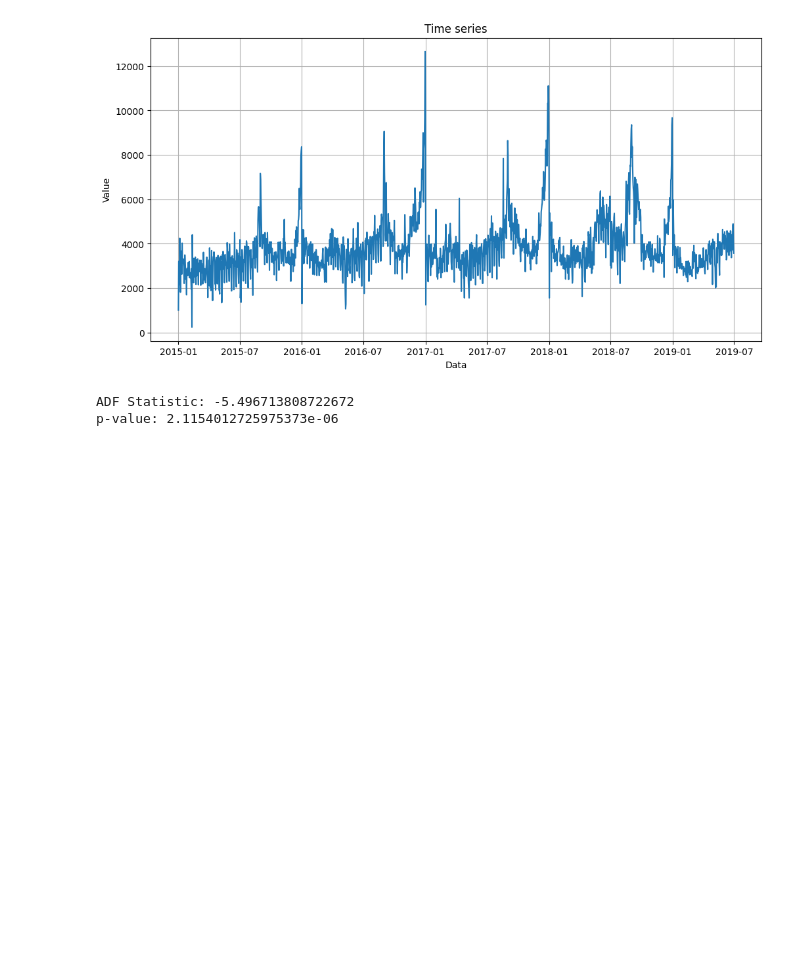
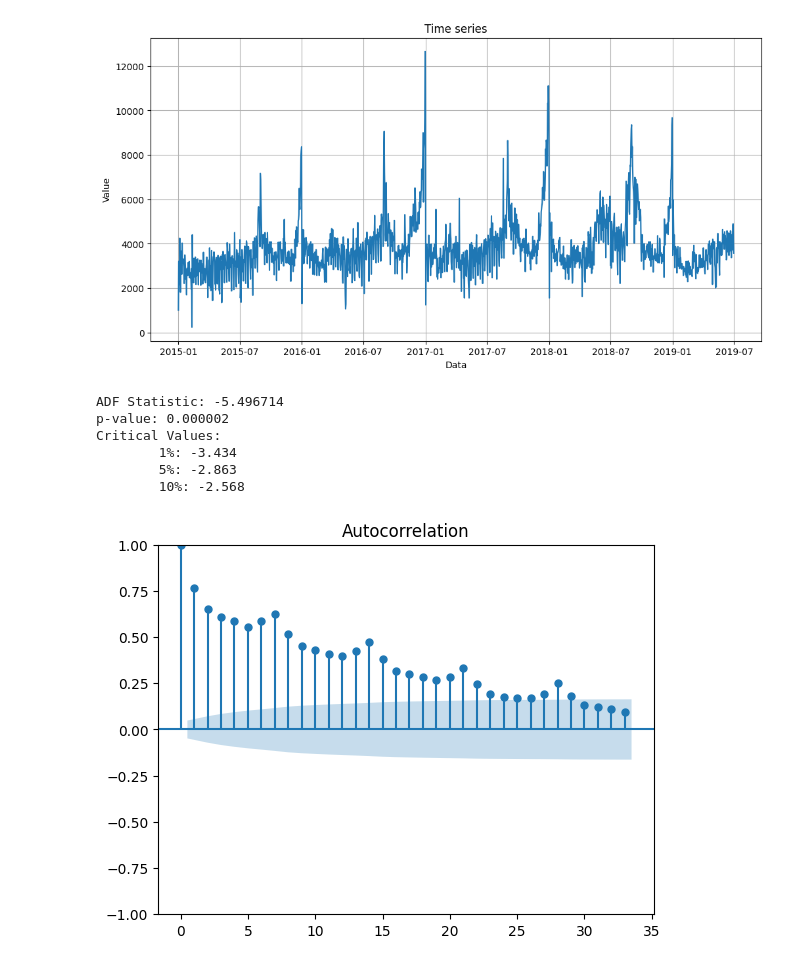
Before and after one commit to kek7777/Business_analysis, a Jupyter notebook: task_1.ipynb, the cells around one changed output. Cells and saved outputs as stored; diff of their text form; code cells hidden in the pictures; blank space fills up the shorter version.

```diff
--- a/task_1.ipynb
+++ b/task_1.ipynb
@@ -49,8 +87,25 @@ plt.show()
 # %%
 # for estimating stationarity of time series
 result = adfuller(data['series'])
-print("ADF Statistic:", result[0])
-print("p-value:", result[1])
+# print("ADF Statistic:", result[0])
+# print("p-value:", result[1])
+
+
+print('ADF Statistic: %f' % result[0])
+print('p-value: %f' % result[1])
+print('Critical Values:')
+for key, value in result[4].items():
+    print('\t%s: %.3f' % (key, value))
 # %% [output]
-ADF Statistic: -5.496713808722672
-p-value: 2.1154012725975373e-06
+ADF Statistic: -5.496714
+p-value: 0.000002
+Critical Values:
+        1%: -3.434
+        5%: -2.863
+        10%: -2.568
+# %%
+# check autocorrelation of data
+plot_acf(data)
+plt.show()
+# %% [output]
+[figure, added]
```
Also changed, not shown: parts of 18 cells of this notebook, 1 other file.
